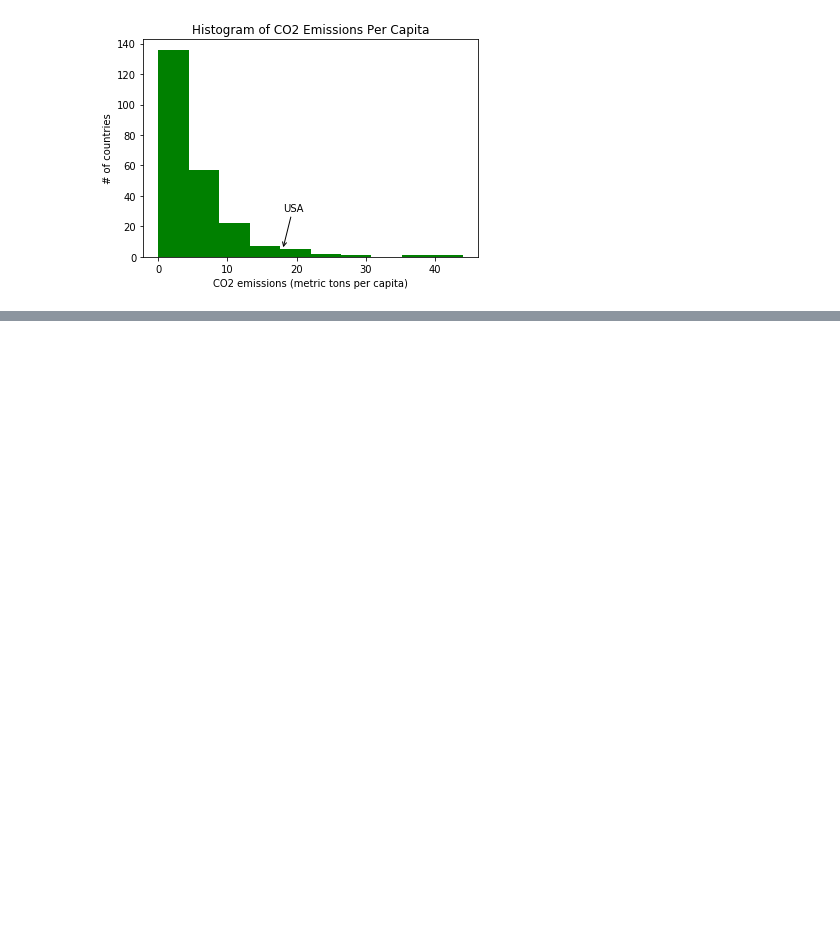
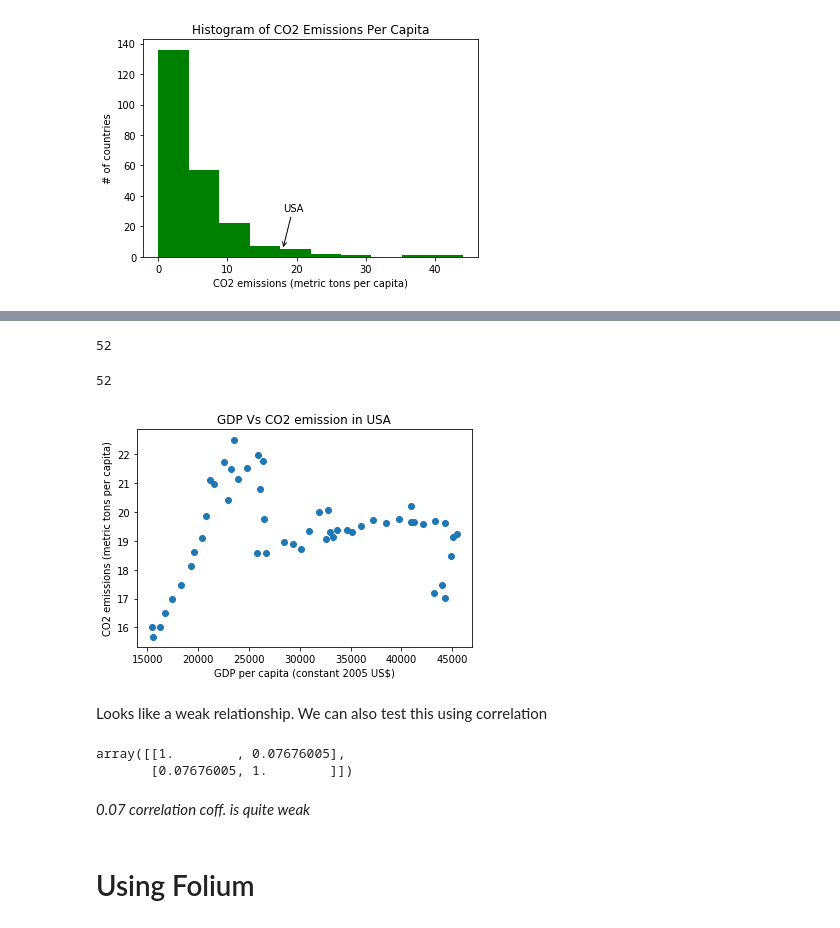
Before and after one commit to synaplasticity/python4datascience, a Jupyter notebook: Week5-Visualization/Matlibplot_practise.ipynb, the cells around one changed output, grey strips where cells are left out. Saved outputs shown, nothing was run; the diff lists cells and outputs as text; code cells hidden in the pictures; blank space fills up the shorter version.

Commit message:
Using folium

```diff
--- a/Week5-Visualization/Matlibplot_practise.ipynb
+++ b/Week5-Visualization/Matlibplot_practise.ipynb
@@ -175,0 +226,2 @@ plt.show()
+# %%
+gdp_trunc = gdp_stage[gdp_stage['Year'] <= 2011]
@@ -175,0 +237,28 @@ plt.show()
+# %%
+print(len(stage))
+len(gdp_trunc)
+# %% [output]
+52
+52
+# %%
+plt.scatter(gdp_trunc['Value'].values, stage['Value'].values)
+
+plt.xlabel(gdp_trunc['IndicatorName'].iloc[0])
+plt.ylabel(stage['IndicatorName'].iloc[0])
+
+plt.title('GDP Vs CO2 emission in USA')
+
+plt.show()
+# %% [output]
+[figure, added]
+# %% [markdown]
+Looks like a weak relationship. We can also test this using correlation
+# %%
+np.corrcoef(gdp_trunc['Value'], stage['Value'])
+# %% [output]
+array([[1.        , 0.07676005],
+       [0.07676005, 1.        ]])
+# %% [markdown]
+*0.07 correlation coff. is quite weak*
+# %% [markdown]
+# Using Folium
```
Also changed, not shown: parts of 23 cells of this notebook, 1 other file.
